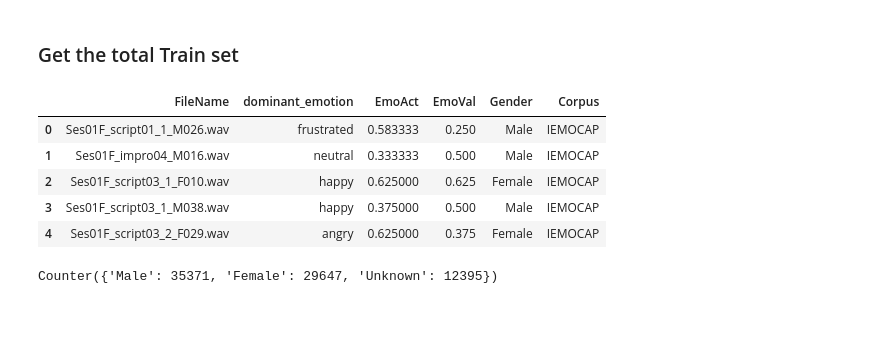
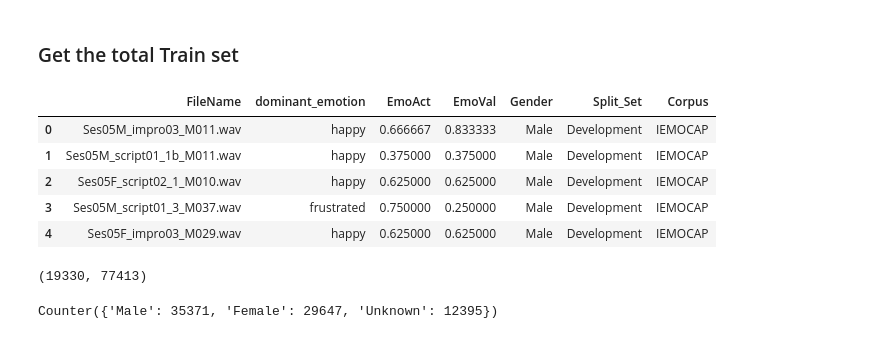
Before and after one commit to othsueh/Emo_analyze, a Jupyter notebook: view.ipynb, the cells around one changed output. Cells and saved outputs as stored; diff of their text form; code cells hidden in the pictures.

Commit message:
Finish prepare data distribution

```diff
--- a/view.ipynb
+++ b/view.ipynb
@@ -108,41 +108,40 @@ msp_improv = ambiguous_segregation(msp_improv,'msp_improv_ambiguous.csv')
 crema_d = ambiguous_segregation(crema_d,'crema_d_ambiguous.csv')
 # %% [markdown]
 ### Get the total Train set
-# %%
-def train_segregation(corpus,file_name):
-    val_test_data = corpus[corpus['Split_Set'] != 'Train']
-    val_test_data.to_csv(os.path.join('val&test',file_name))
-    new_data = corpus[corpus['Split_Set'] == 'Train']
-    return new_data
+# %%
+def train_segregation(corpus,file_name,only_test=False,corpus_name=None):
+    columns_to_keep = ['FileName', 'dominant_emotion', 'EmoAct', 'EmoVal', 'Gender','Split_Set']
+    selected_data = corpus[columns_to_keep].copy()
+    selected_data['Corpus']= corpus_name
+    test_data = selected_data[selected_data['Split_Set'] == 'Test']
+    test_data.to_csv(os.path.join('test',file_name))
+    if only_test == True:
+        return
+    new_train_data = selected_data[selected_data['Split_Set'] == 'Train']
+    new_valid_data = selected_data[selected_data['Split_Set'] == 'Development']
+    return new_train_data, new_valid_data
 # %%
-iemocap = train_segregation(iemocap,'iemocap_val&test.csv')
-msp_podcast = train_segregation(msp_podcast,'msp_podcast_val&test.csv')
-msp_improv = train_segregation(msp_improv,'msp_improv_val&test.csv')
-# crema_d = train_segregation(crema_d,'crema_d_test.csv') #Only saved test_data
+iemocap_train, iemocap_val = train_segregation(iemocap,'iemocap_test.csv',False,'IEMOCAP')
+msp_podcast_train, msp_podcast_val = train_segregation(msp_podcast,'msp_podcast_test.csv',False,'MSP-PODCAST')
+msp_improv_train, msp_improv_val = train_segregation(msp_improv,'msp_improv_test.csv',False,'MSP-IMPROV')
+# crema_d = train_segregation(crema_d,'crema_d_test.csv',only_test=True) #Only saved test_data
-# %%
-# Create a new dataframe with selected columns from each corpus
-columns_to_keep = ['FileName', 'dominant_emotion', 'EmoAct', 'EmoVal', 'Gender']
-
-# Create empty dataframes for each corpus with the required columns
-iemocap_selected = iemocap[columns_to_keep].copy()
-iemocap_selected['Corpus'] = 'IEMOCAP'
-
-msp_podcast_selected = msp_podcast[columns_to_keep].copy()
-msp_podcast_selected['Corpus'] = 'MSP-PODCAST'
-
-msp_improv_selected = msp_improv[columns_to_keep].copy()
-msp_improv_selected['Corpus'] = 'MSP-IMPROV'
-
-# Combine all dataframes into one
-combined_df = pd.concat([iemocap_selected, msp_podcast_selected, msp_improv_selected], ignore_index=True)
-
-# Display the first few rows of the combined dataframe
-combined_df.head()
-# %% [output]
-|  | FileName | dominant_emotion | EmoAct | EmoVal | Gender | Corpus |
-| 0 | Ses01F_script01_1_M026.wav | frustrated | 0.583333 | 0.250 | Male | IEMOCAP |
-| 1 | Ses01F_impro04_M016.wav | neutral | 0.333333 | 0.500 | Male | IEMOCAP |
-| 2 | Ses01F_script03_1_F010.wav | happy | 0.625000 | 0.625 | Female | IEMOCAP |
-| 3 | Ses01F_script03_1_M038.wav | happy | 0.375000 | 0.500 | Male | IEMOCAP |
-| 4 | Ses01F_script03_2_F029.wav | angry | 0.625000 | 0.375 | Female | IEMOCAP |
+# %%
+# Combine all dataframes into one
+combined_train = pd.concat([iemocap_train, msp_podcast_train, msp_improv_train], ignore_index=True)
+combined_val = pd.concat([iemocap_val, msp_podcast_val, msp_improv_val], ignore_index=True)
+
+# Display the first few rows of the combined dataframe
+combined_train.head()
+combined_val.head()
+# %% [output]
+|  | FileName | dominant_emotion | EmoAct | EmoVal | Gender | Split_Set | Corpus |
+| 0 | Ses05M_impro03_M011.wav | happy | 0.666667 | 0.833333 | Male | Development | IEMOCAP |
+| 1 | Ses05M_script01_1b_M011.wav | happy | 0.375000 | 0.375000 | Male | Development | IEMOCAP |
+| 2 | Ses05F_script02_1_M010.wav | happy | 0.625000 | 0.625000 | Male | Development | IEMOCAP |
+| 3 | Ses05M_script01_3_M037.wav | frustrated | 0.750000 | 0.250000 | Male | Development | IEMOCAP |
+| 4 | Ses05F_impro03_M029.wav | happy | 0.625000 | 0.625000 | Male | Development | IEMOCAP |
+# %%
+len(combined_val),len(combined_train)
+# %% [output]
+(19330, 77413)
 # %%
```
Also changed, not shown: parts of 12 cells of this notebook, 19 other files.
